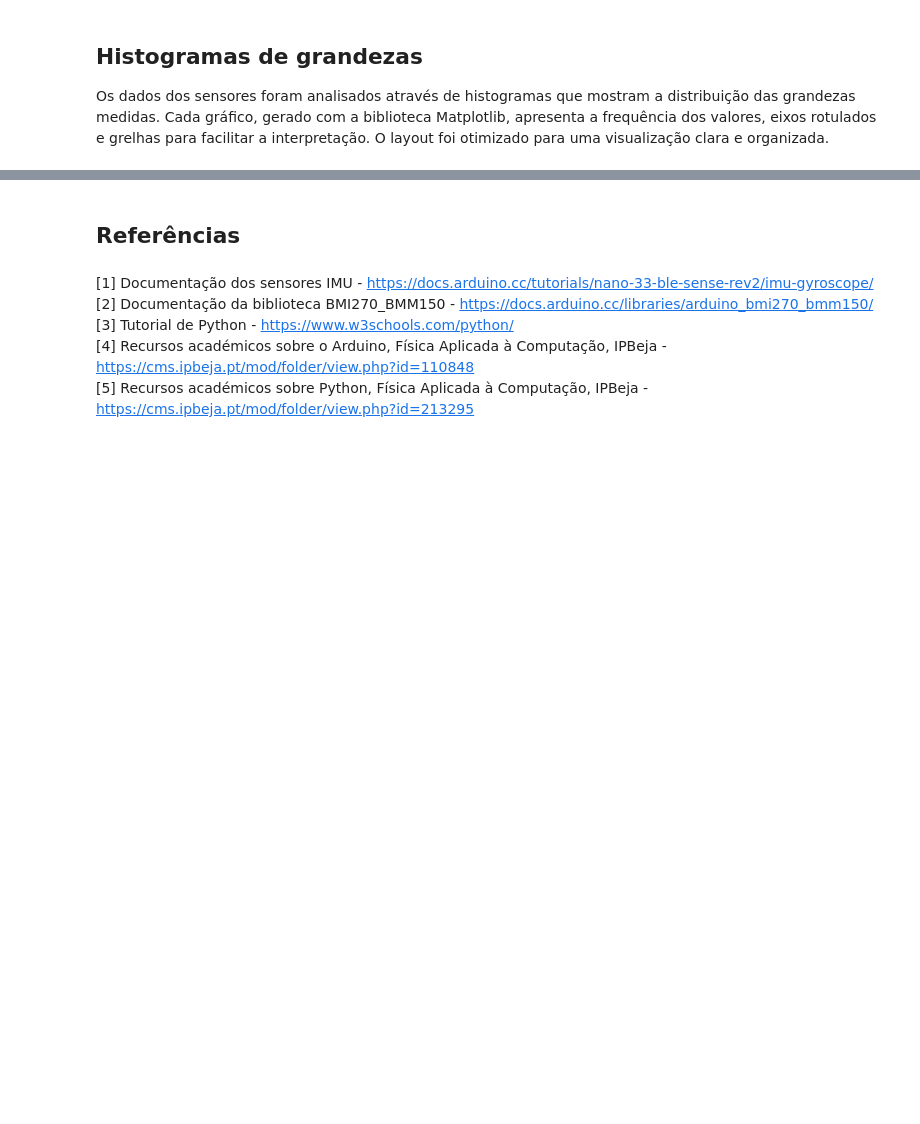
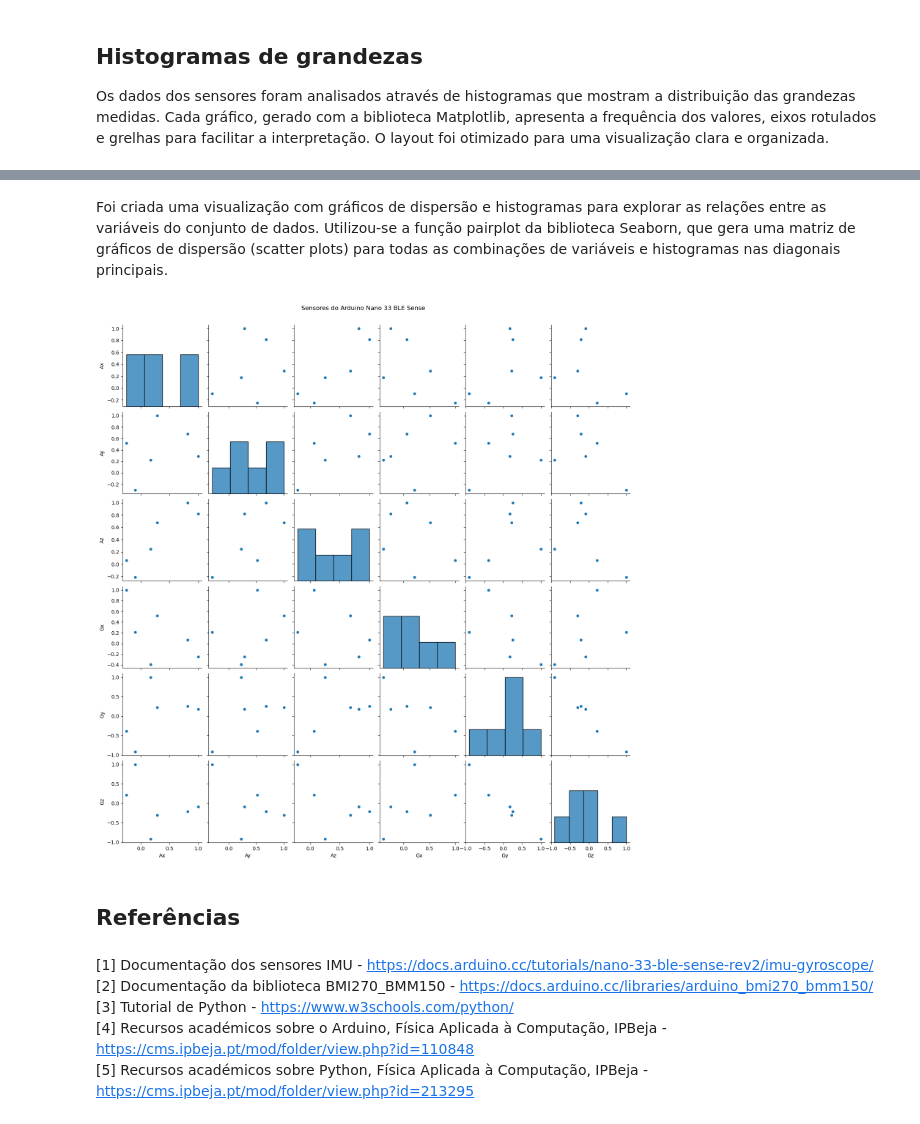
Before and after one commit to joaofmsilvaa/Walk-Monitor, a Jupyter notebook: posture_fac.ipynb, the cells around one changed output, grey strips where cells are left out. Cells and saved outputs as stored; diff of their text form; code cells hidden in the pictures; blank space fills up the shorter version.

```diff
--- a/posture_fac.ipynb
+++ b/posture_fac.ipynb
@@ -144,3 +161,12 @@ plt.show()
+# %% [markdown]
+Foi criada uma visualização com gráficos de dispersão e histogramas para explorar as relações entre as variáveis do conjunto de dados.
+Utilizou-se a função pairplot da biblioteca Seaborn, que gera uma matriz de gráficos de dispersão (scatter plots) para todas as combinações de variáveis e histogramas nas diagonais principais.
+# %%
+sns.pairplot(correlation_matrix, diag_kind='hist', markers='o')
+plt.suptitle("Sensores do Arduino Nano 33 BLE Sense", y=1.02)
+plt.show()
+# %% [output]
+[figure, added]
 # %% [markdown]
 ## Referências
 # %% [markdown]
```
Also changed, not shown: parts of 13 cells of this notebook, 4 other files.
